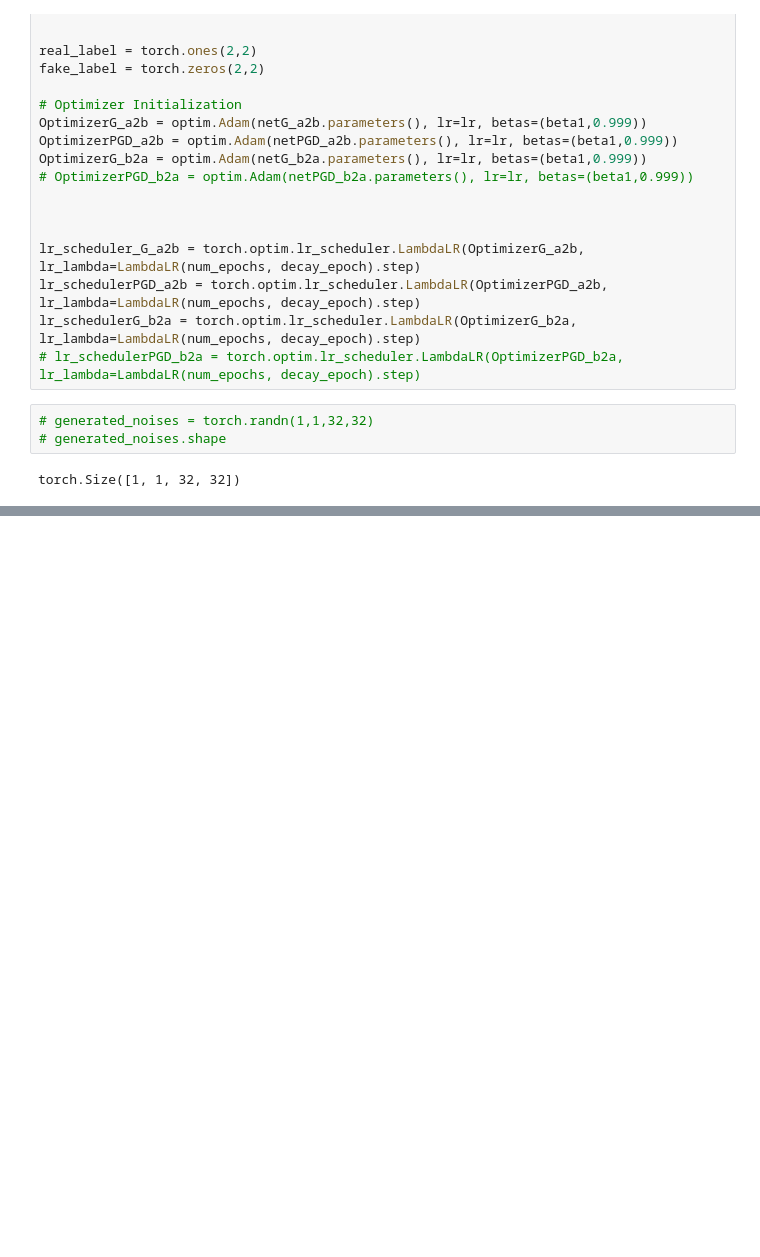
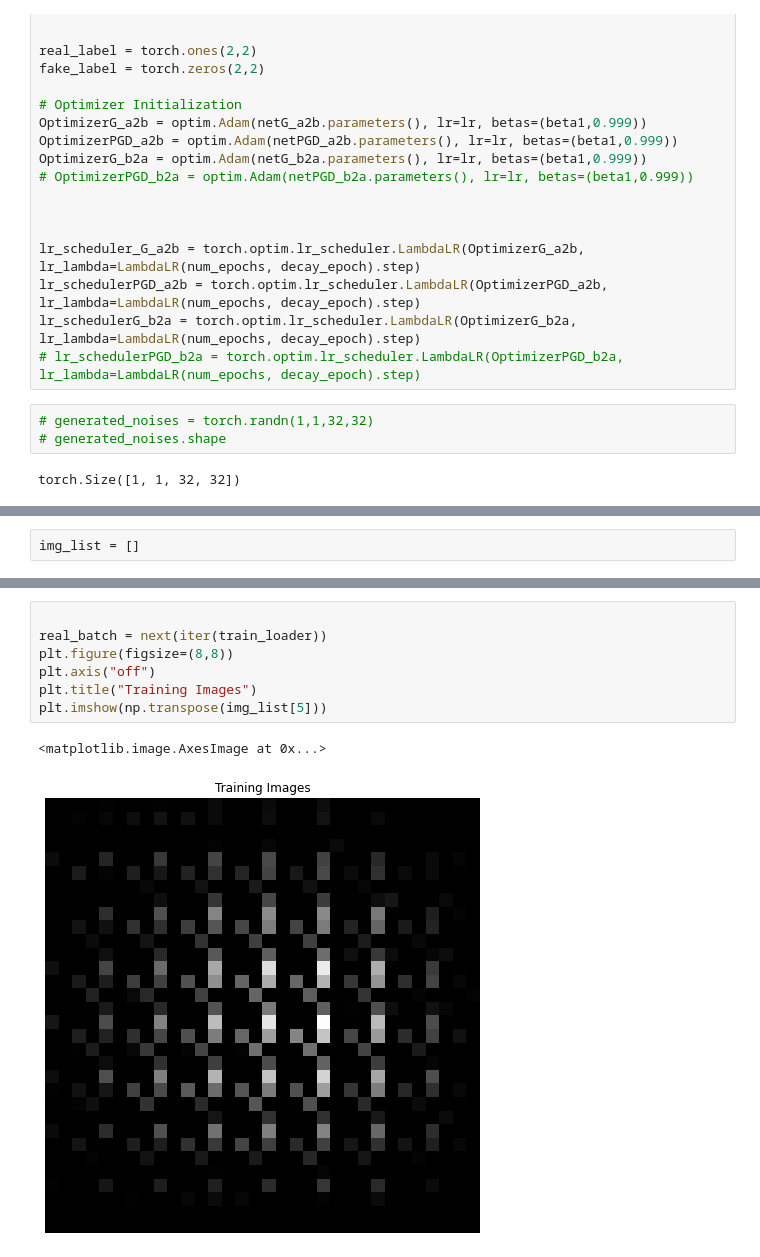
Before and after one commit to AmirHDehghan/AI_MED_Internship, a Jupyter notebook: CycleGan/MyFirstCycleGan.ipynb, the cells around one changed output, grey strips where cells are left out. Saved outputs shown, nothing was run; the diff lists cells and outputs as text; blank space fills up the shorter version.

```diff
--- a/CycleGan/MyFirstCycleGan.ipynb
+++ b/CycleGan/MyFirstCycleGan.ipynb
@@ -337,3 +366,5 @@ RuntimeError: ignored
+# %%
+img_list = []
 # %%
 #  Plotting the losses
 plt.figure(figsize=(10,5))
@@ -347,3 +380,13 @@ plt.show()
+# %%
+
+real_batch = next(iter(train_loader))
+plt.figure(figsize=(8,8))
+plt.axis("off")
+plt.title("Training Images")
+plt.imshow(np.transpose(img_list[5]))
+# %% [output]
+<matplotlib.image.AxesImage at 0x...>
+[figure, added]
 # %%
 #Visualization of G’s progression
 fig = plt.figure(figsize=(8,8))
```
Also changed, not shown: parts of 7 cells of this notebook.
